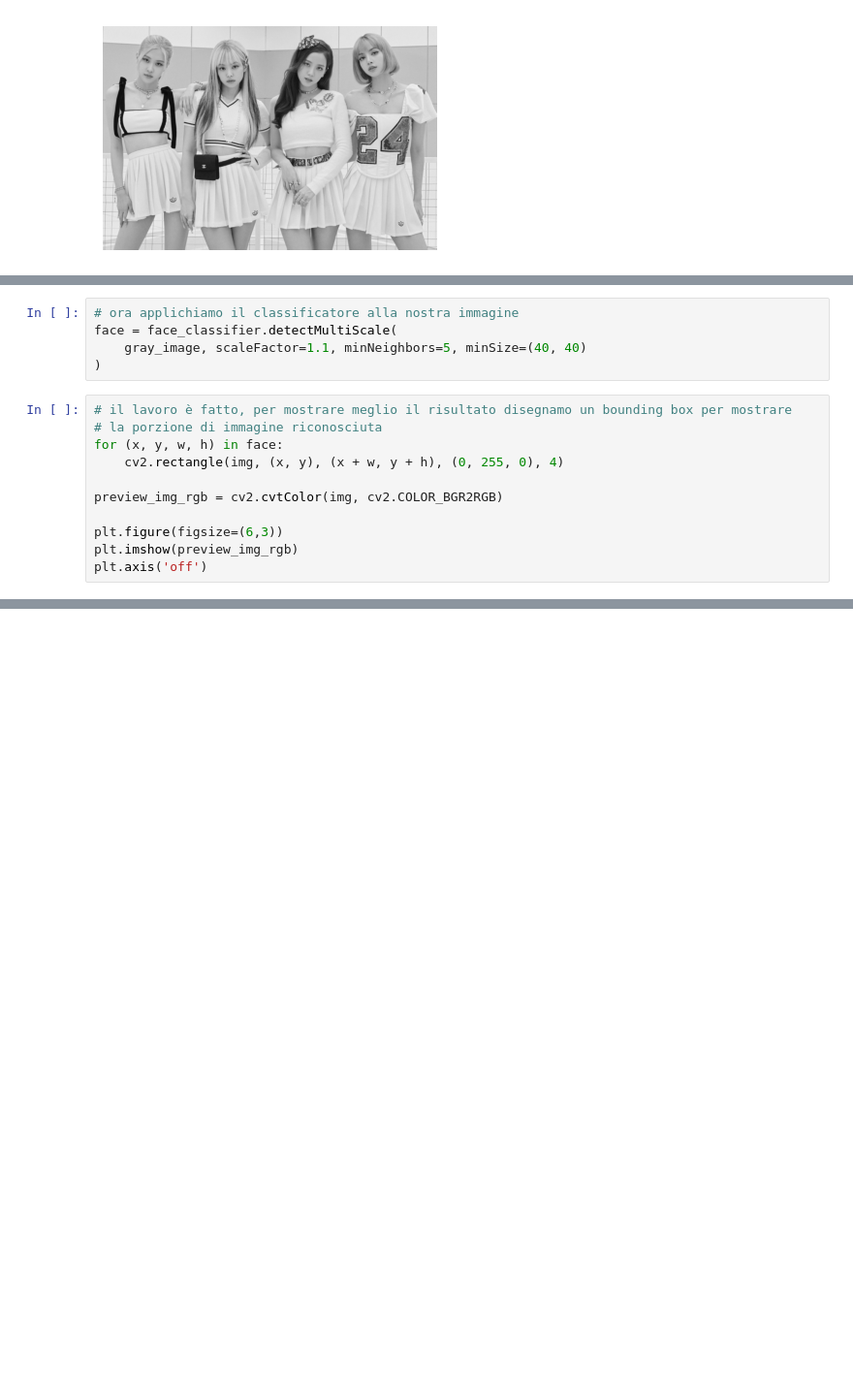
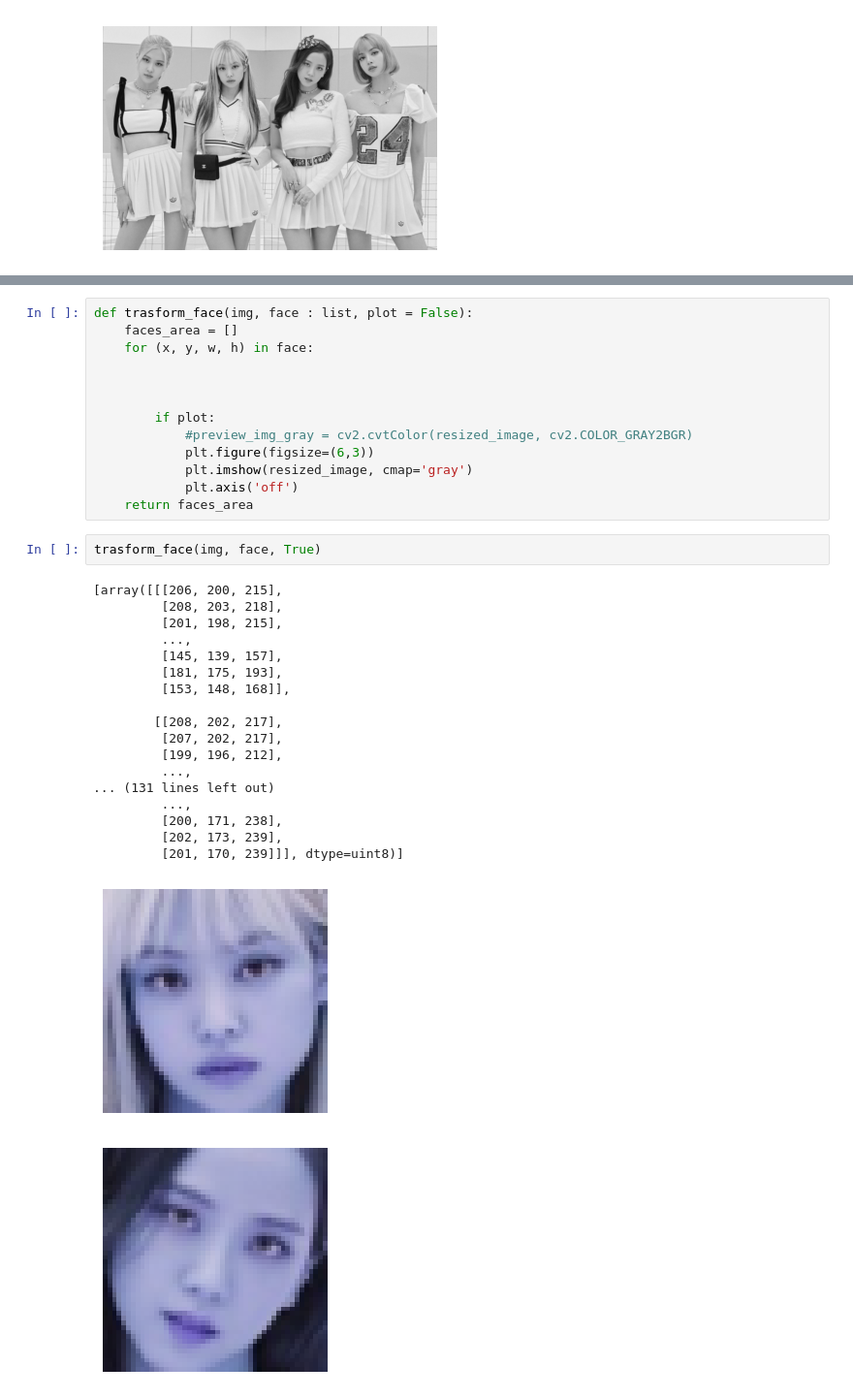
Before and after one commit to CiZ01/ailab-project-emotion-recognition, a Jupyter notebook: face-detection-test.ipynb, the cells around one changed output, grey strips where cells are left out. Shown at 97% size. Saved outputs shown, nothing was run; the diff lists cells and outputs as text; blank space fills up the shorter version.

```diff
--- a/face-detection-test.ipynb
+++ b/face-detection-test.ipynb
@@ -39,16 +29,0 @@ face_classifier = cv2.CascadeClassifier(
-# %%
-# ora applichiamo il classificatore alla nostra immagine
-face = face_classifier.detectMultiScale(
-    gray_image, scaleFactor=1.1, minNeighbors=5, minSize=(40, 40)
-)
-# %%
-# il lavoro è fatto, per mostrare meglio il risultato disegnamo un bounding box per mostrare
-# la porzione di immagine riconosciuta
-for (x, y, w, h) in face:
-    cv2.rectangle(img, (x, y), (x + w, y + h), (0, 255, 0), 4)
-
-preview_img_rgb = cv2.cvtColor(img, cv2.COLOR_BGR2RGB)
-
-plt.figure(figsize=(6,3))
-plt.imshow(preview_img_rgb)
-plt.axis('off')
@@ -57,0 +50,35 @@ plt.axis('off')
+# %%
+def trasform_face(img, face : list, plot = False):
+    faces_area = []
+    for (x, y, w, h) in face:
+
+
+
+        if plot:
+            #preview_img_gray = cv2.cvtColor(resized_image, cv2.COLOR_GRAY2BGR)
+            plt.figure(figsize=(6,3))
+            plt.imshow(resized_image, cmap='gray')
+            plt.axis('off')
+    return faces_area
+# %%
+trasform_face(img, face, True)
+# %% [output]
+[array([[[206, 200, 215],
+         [208, 203, 218],
+         [201, 198, 215],
+         ...,
+         [145, 139, 157],
+         [181, 175, 193],
+         [153, 148, 168]],
+
+        [[208, 202, 217],
+         [207, 202, 217],
+         [199, 196, 212],
+         ...,
+... (131 lines left out)
+         ...,
+         [200, 171, 238],
+         [202, 173, 239],
+         [201, 170, 239]]], dtype=uint8)]
+[figure, added]
+[figure, added]
```
Also changed, not shown: parts of 4 cells of this notebook, 50 other files.
